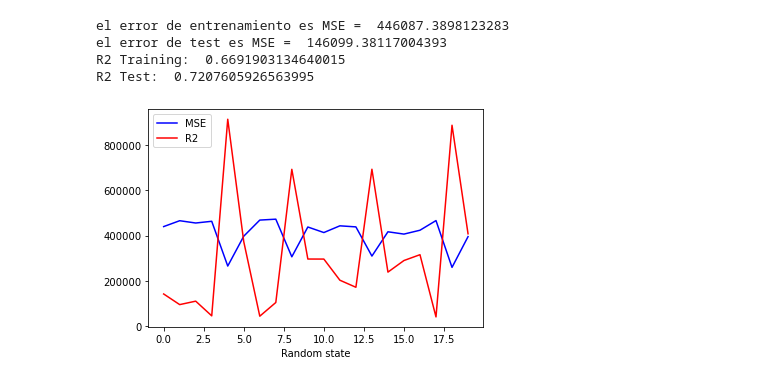
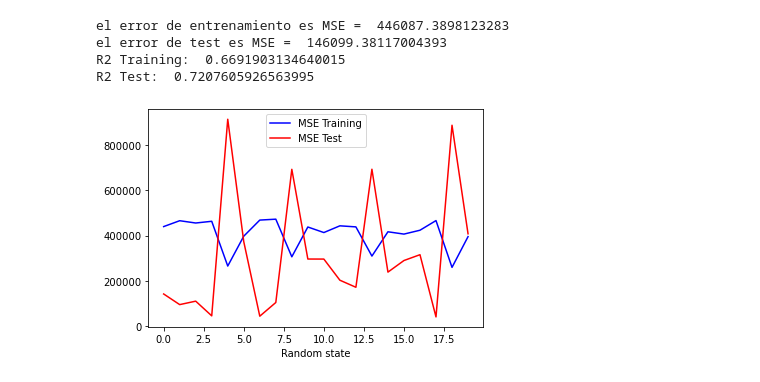
Before and after one commit to qgerman2/ml_labs, a Jupyter notebook: lab4_mati.ipynb, the cells around one changed output. Cells and saved outputs as stored; diff of their text form; code cells hidden in the pictures.

```diff
--- a/lab4_mati.ipynb
+++ b/lab4_mati.ipynb
@@ -84,10 +84,10 @@ resultado = np.array(resultado)
 # %%
 import matplotlib.pyplot as plt
 xd = np.arange(20)
 plt.plot(xd, resultado[:,1], color='blue')
 plt.plot(xd, resultado[:,2], color='red')
 plt.xlabel('Random state')
-plt.legend(["MSE", "R2"])
+plt.legend(["MSE Training", "MSE Test"])
 plt.show()
 # %% [output]
-[figure, old version]
+[figure, new version]
```
